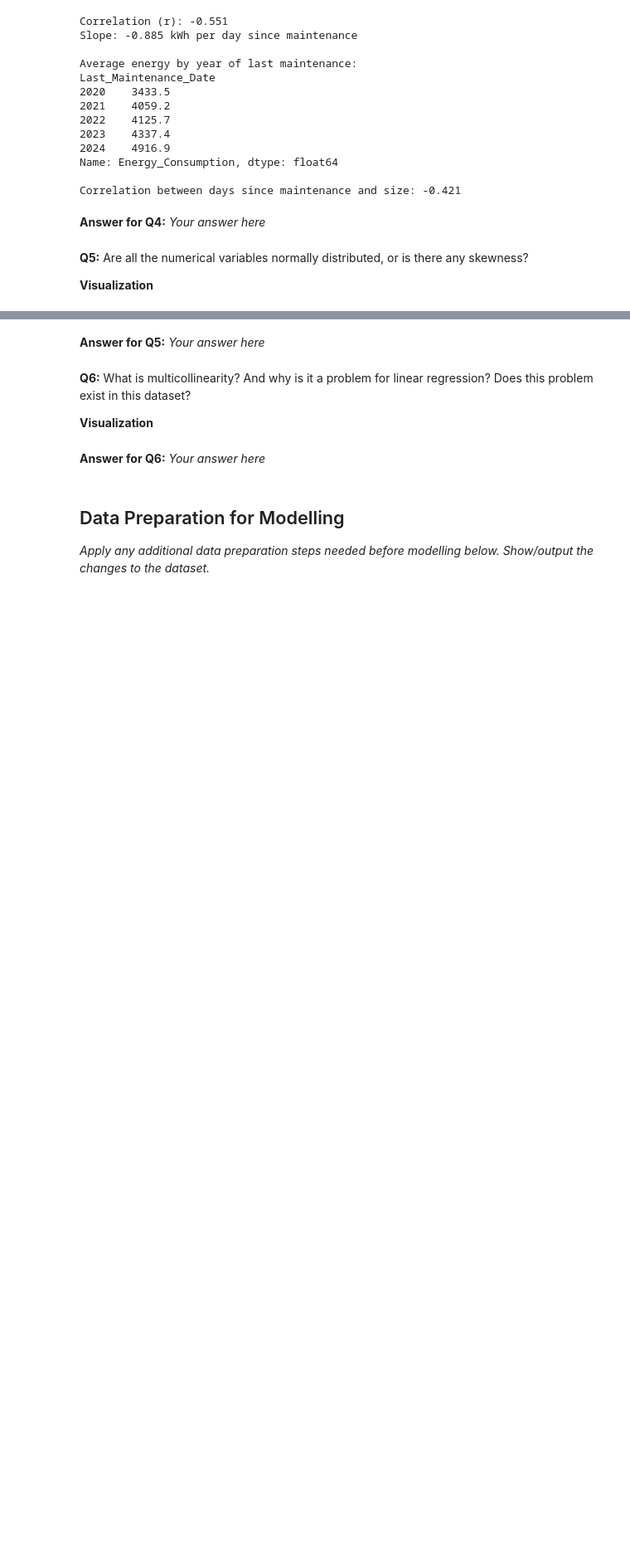
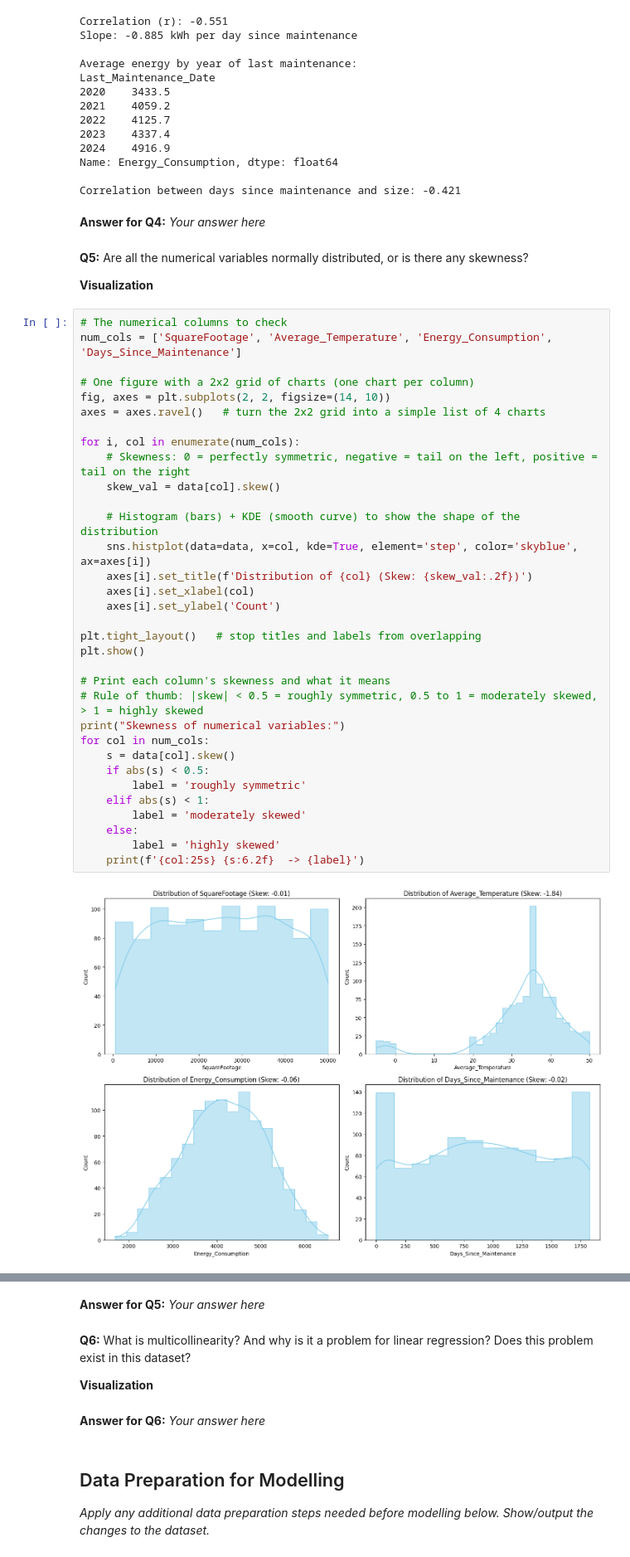
Before and after one commit to mikel56-lol/W26-MP1-Michael-Wael-Ali-Hassan-T02, a Jupyter notebook: Regression_Mini-Project_Starter.ipynb, the cells around one changed output, grey strips where cells are left out. Shown at 83% size. Drawn from its saved outputs; the diff is of its cells as text; blank space fills up the shorter version.

```diff
--- a/Regression_Mini-Project_Starter.ipynb
+++ b/Regression_Mini-Project_Starter.ipynb
@@ -406,3 +406,38 @@ Correlation between days since maintenance and size: -0.421
 **Q5:** Are all the numerical variables normally distributed, or is there any skewness?
 
 **Visualization**
+# %%
+# The numerical columns to check
+num_cols = ['SquareFootage', 'Average_Temperature', 'Energy_Consumption', 'Days_Since_Maintenance']
+
+# One figure with a 2x2 grid of charts (one chart per column)
+fig, axes = plt.subplots(2, 2, figsize=(14, 10))
+axes = axes.ravel()   # turn the 2x2 grid into a simple list of 4 charts
+
+for i, col in enumerate(num_cols):
+    # Skewness: 0 = perfectly symmetric, negative = tail on the left, positive = tail on the right
+    skew_val = data[col].skew()
+
+    # Histogram (bars) + KDE (smooth curve) to show the shape of the distribution
+    sns.histplot(data=data, x=col, kde=True, element='step', color='skyblue', ax=axes[i])
+    axes[i].set_title(f'Distribution of {col} (Skew: {skew_val:.2f})')
+    axes[i].set_xlabel(col)
+    axes[i].set_ylabel('Count')
+
+plt.tight_layout()   # stop titles and labels from overlapping
+plt.show()
+
+# Print each column's skewness and what it means
+# Rule of thumb: |skew| < 0.5 = roughly symmetric, 0.5 to 1 = moderately skewed, > 1 = highly skewed
+print("Skewness of numerical variables:")
+for col in num_cols:
+    s = data[col].skew()
+    if abs(s) < 0.5:
+        label = 'roughly symmetric'
+    elif abs(s) < 1:
+        label = 'moderately skewed'
+    else:
+        label = 'highly skewed'
+    print(f'{col:25s} {s:6.2f}  -> {label}')
+# %% [output]
+[figure, added]
```
Also changed, not shown: parts of 1 cell of this notebook.
